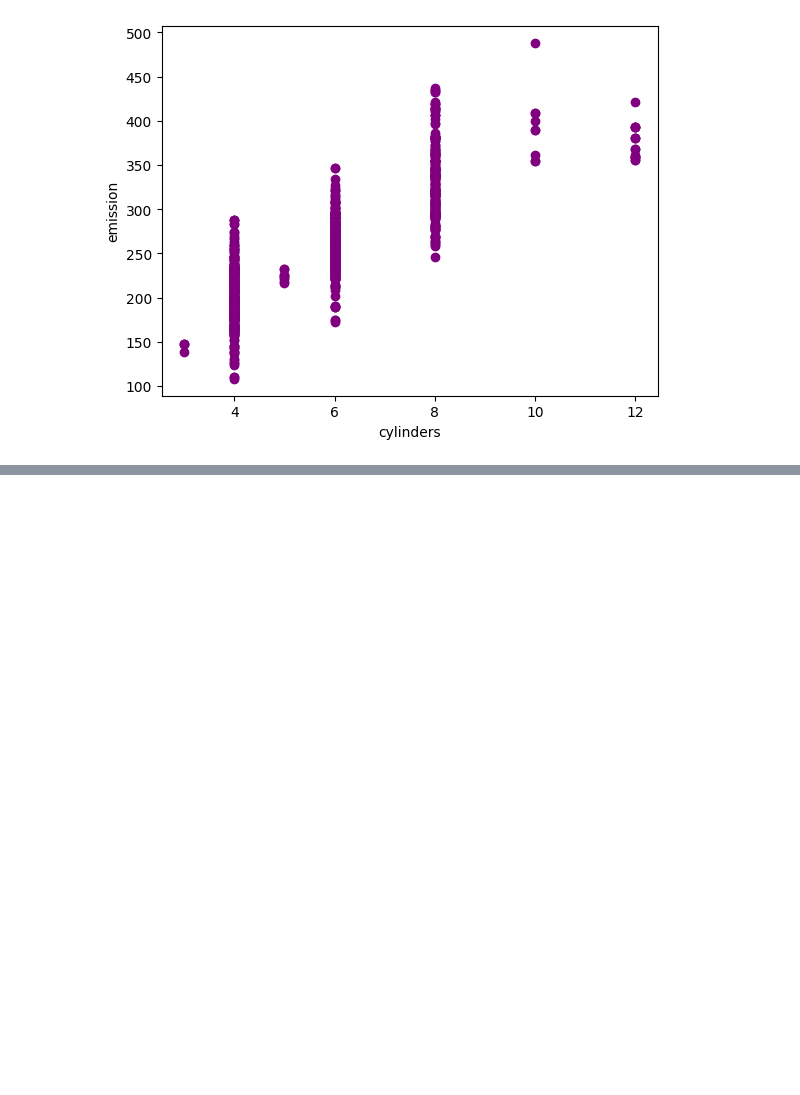
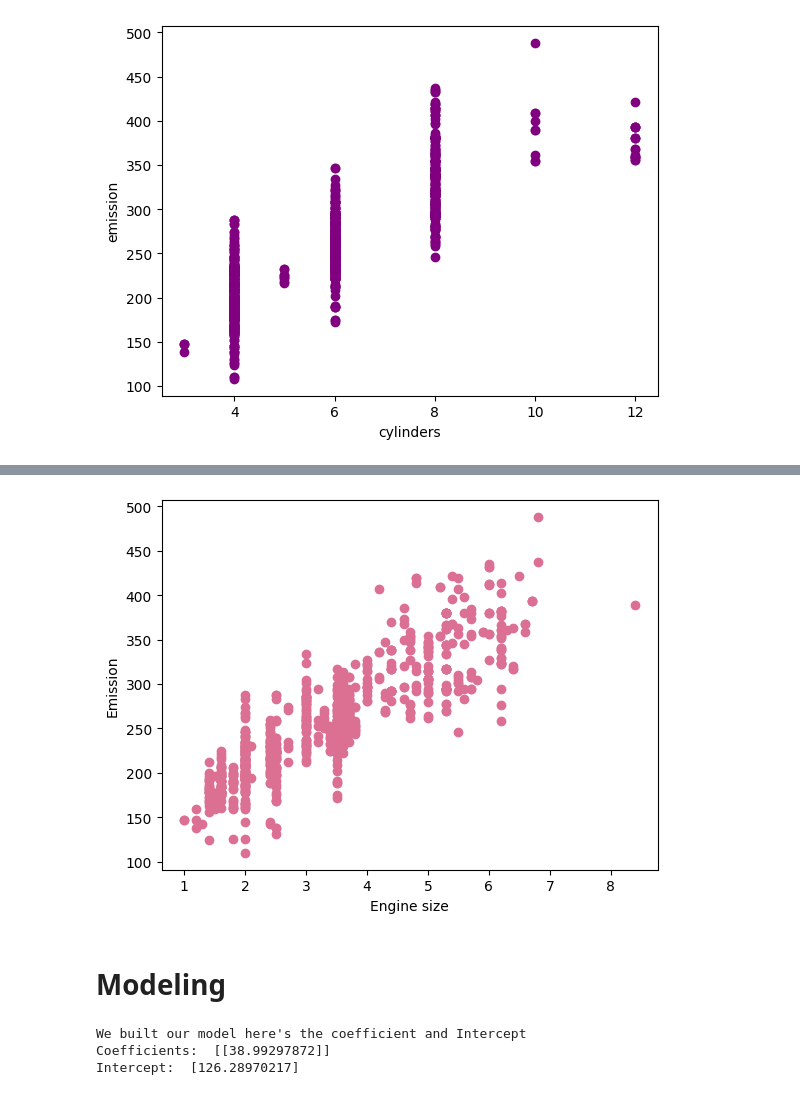
Before and after one commit to Fsrkh/machine-learning-small-projects, a Jupyter notebook: Simple_linear_regression.ipynb, the cells around one changed output, grey strips where cells are left out. Saved outputs shown, nothing was run; the diff lists cells and outputs as text; code cells hidden in the pictures; blank space fills up the shorter version.

```diff
--- a/Simple_linear_regression.ipynb
+++ b/Simple_linear_regression.ipynb
@@ -124,0 +127,34 @@ plt.show()
+# %%
+from sklearn.model_selection import train_test_split
+
+train, test = train_test_split(cdf, test_size=0.2, random_state=42)
+# %%
+plt.scatter(train.ENGINESIZE, train.CO2EMISSIONS,  color='palevioletred')
+plt.xlabel("Engine size")
+plt.ylabel("Emission")
+plt.show()
+# %% [output]
+[figure, added]
+# %% [markdown]
+# Modeling
+# %%
+from sklearn import linear_model
+
+# we build our model
+regr = linear_model.LinearRegression()
+
+# We specify our training data
+train_x = np.asanyarray(train[['ENGINESIZE']])
+train_y = np.asanyarray(train[['CO2EMISSIONS']])
+
+# Here we fit our model :)
+regr.fit(train_x , train_y)
+
+
+print("We built our model here's the coefficient and Intercept")
+print ('Coefficients: ', regr.coef_)
+print ('Intercept: ',regr.intercept_)
+# %% [output]
+We built our model here's the coefficient and Intercept
+Coefficients:  [[38.99297872]]
+Intercept:  [126.28970217]
```
Also changed, not shown: parts of 9 cells of this notebook.
